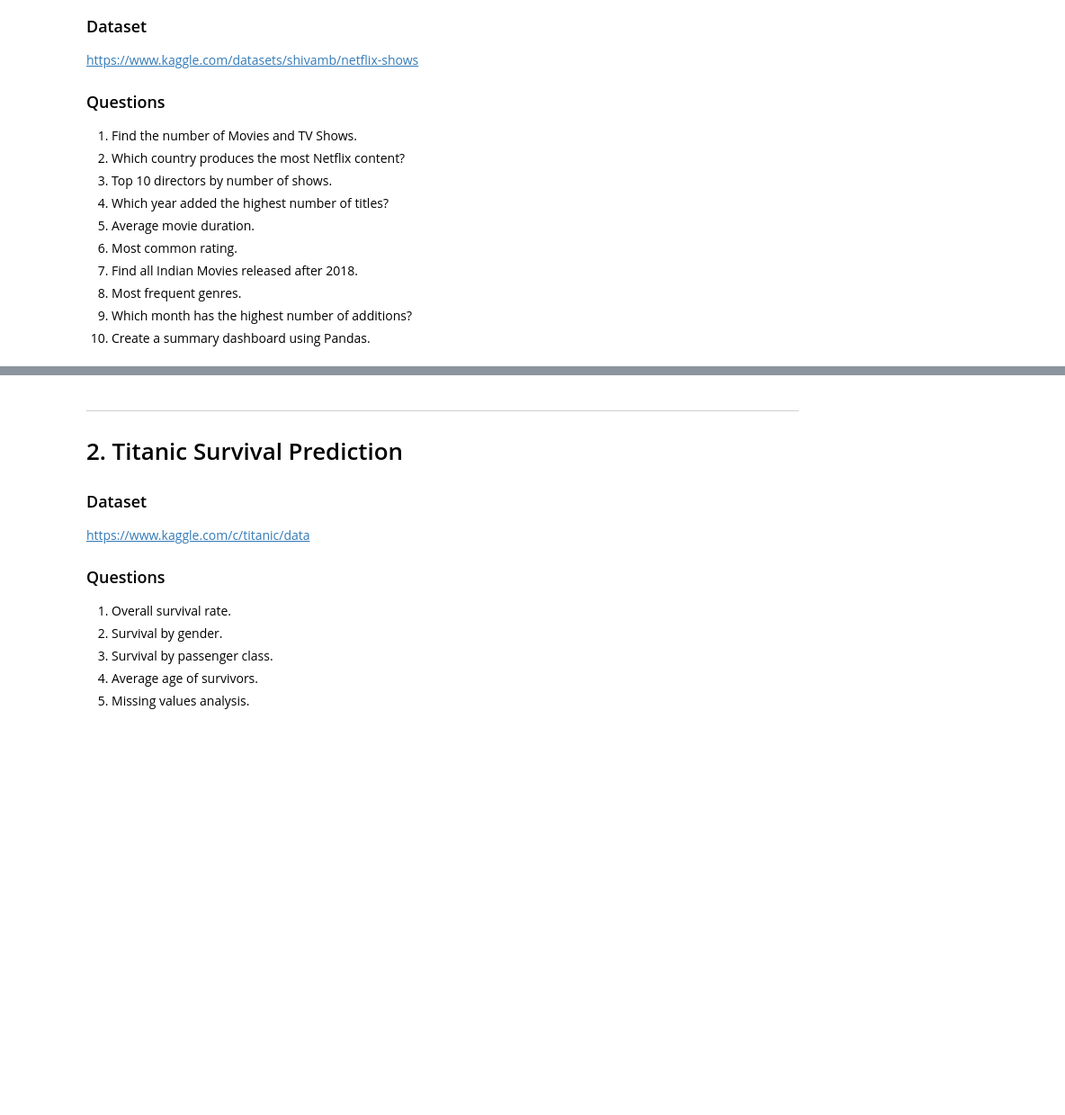
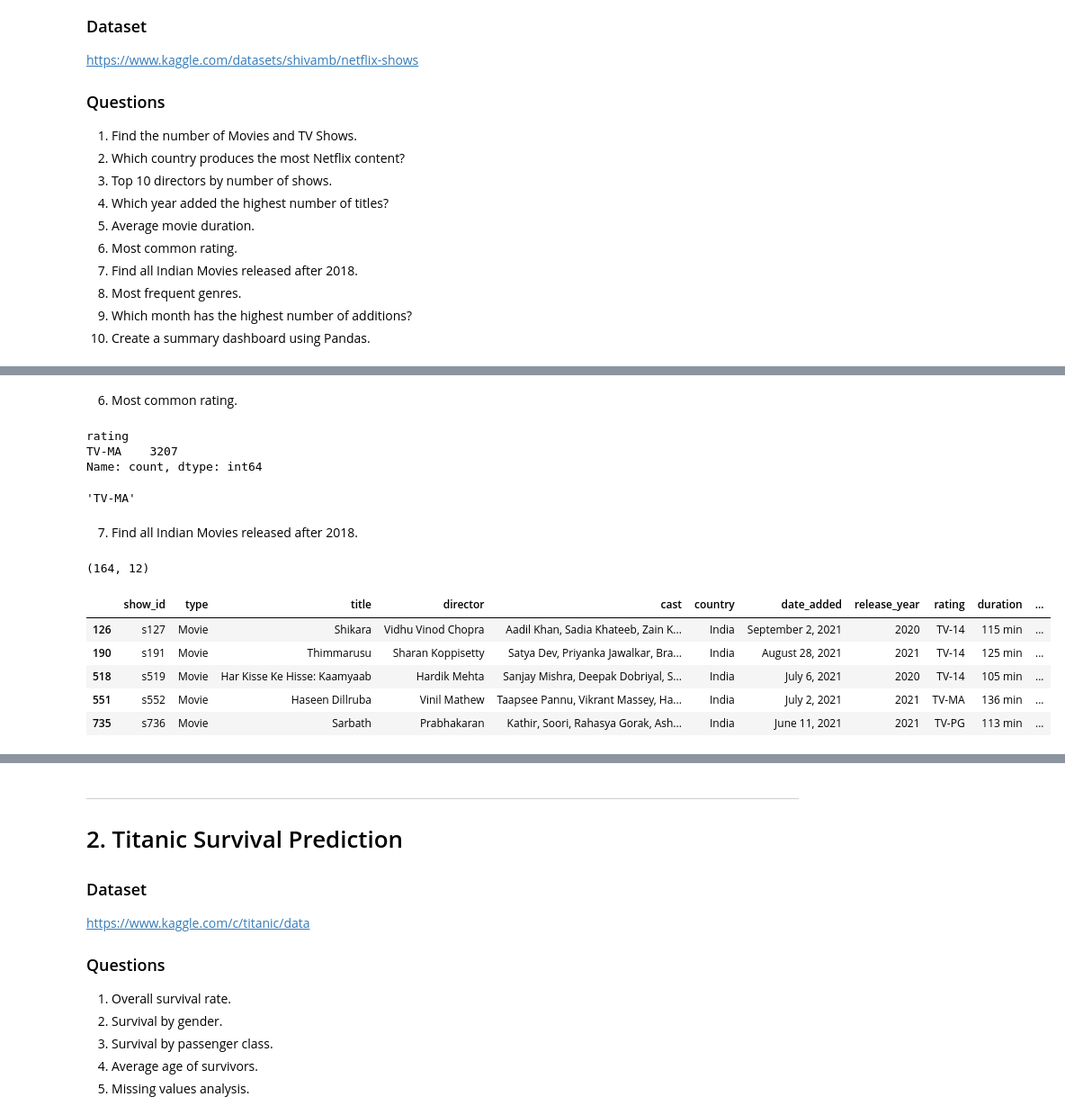
Before and after one commit to gauravkumar902704/AI-Mastery, a Jupyter notebook: 1. Python/4. Libraries/2. Pandas/2. Pandas_Practice_Questions.ipynb, the cells around one changed output, grey strips where cells are left out. Shown at 90% size. Drawn from its saved outputs; the diff is of its cells as text; code cells hidden in the pictures; blank space fills up the shorter version.

```diff
--- a/1. Python/4. Libraries/2. Pandas/2. Pandas_Practice_Questions.ipynb
+++ b/1. Python/4. Libraries/2. Pandas/2. Pandas_Practice_Questions.ipynb
@@ -47,0 +197,33 @@ Netflix
+# %% [markdown]
+6. Most common rating.
+# %%
+netflix_df['rating'].value_counts().head(1)
+# %% [output]
+rating
+TV-MA    3207
+Name: count, dtype: int64
+# %%
+netflix_df['rating'].value_counts().idxmax()
+# %% [output]
+'TV-MA'
+# %% [markdown]
+7. Find all Indian Movies released after 2018.
+# %%
+indian_movies = netflix_df[
+    (netflix_df['type'] == 'Movie') &
+    (netflix_df['country'].str.contains('India', na=False)) &
+    (netflix_df['release_year'] > 2018)
+]
+
+indian_movies.shape
+# %% [output]
+(164, 12)
+# %%
+indian_movies.head()
+# %% [output]
+|  | show_id | type | title | director | cast | country | date_added | release_year | rating | duration | ... |
+| 126 | s127 | Movie | Shikara | Vidhu Vinod Chopra | Aadil Khan, Sadia Khateeb, Zain K... | India | September 2, 2021 | 2020 | TV-14 | 115 min | ... |
+| 190 | s191 | Movie | Thimmarusu | Sharan Koppisetty | Satya Dev, Priyanka Jawalkar, Bra... | India | August 28, 2021 | 2021 | TV-14 | 125 min | ... |
+| 518 | s519 | Movie | Har Kisse Ke Hisse: Kaamyaab | Hardik Mehta | Sanjay Mishra, Deepak Dobriyal, S... | India | July 6, 2021 | 2020 | TV-14 | 105 min | ... |
+| 551 | s552 | Movie | Haseen Dillruba | Vinil Mathew | Taapsee Pannu, Vikrant Massey, Ha... | India | July 2, 2021 | 2021 | TV-MA | 136 min | ... |
+| 735 | s736 | Movie | Sarbath | Prabhakaran | Kathir, Soori, Rahasya Gorak, Ash... | India | June 11, 2021 | 2021 | TV-PG | 113 min | ... |
```
Also changed, not shown: parts of 28 cells of this notebook, 5 other files.
